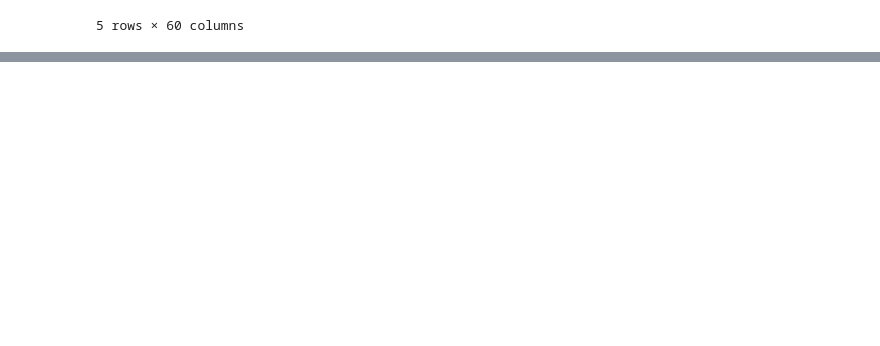
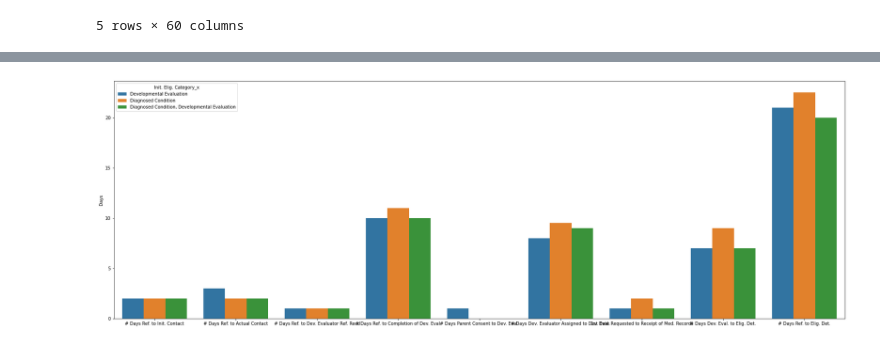
Before and after one commit to NSS-Data-Analytics-Cohort-7/didd-newbalancesonthebloc, a Jupyter notebook: Notebook/DIDD_partner_project.ipynb, the cells around one changed output, grey strips where cells are left out. Cells and saved outputs as stored; diff of their text form; code cells hidden in the pictures; blank space fills up the shorter version.

```diff
--- a/Notebook/DIDD_partner_project.ipynb
+++ b/Notebook/DIDD_partner_project.ipynb
@@ -568,0 +527,22 @@ all_merge_avg
+# %%
+all_merge = all_merge.loc[(all_merge['# Days Ref. to Init. Contact'] >= 0)
+                          & (all_merge['# Days Ref. to Actual Contact'] >= 0)
+                          & (all_merge['# Days Ref. to Dev. Evaluator Ref. Recd'] >= 0)
+                          & (all_merge['# Days Ref. to Completion of Dev. Eval.'] >= 0)
+                          & (all_merge['# Days Parent Consent to Dev. Eval.'] >= 0)
+                          & (all_merge['# Days Dev. Evaluator Assigned to Dev. Eval.'] >= 0)
+                          & (all_merge['1st Date Requested to Receipt of Med. Records'] >= 0)
+                          & (all_merge['1st Date Requested to Receipt of Med. Records'] <= 1000)
+                          & (all_merge['# Days Dev. Eval. to Elig. Det.'] >= 0)
+                          & (all_merge['# Days Ref. to Elig. Det.'] >= 0)]
+# %%
+all_merge_avg = all_merge.groupby('Init. Elig. Category_x', as_index=False)['# Days Ref. to Init. Contact',
+                                                                         '# Days Ref. to Actual Contact',
+                                                                         '# Days Ref. to Dev. Evaluator Ref. Recd',
+                                                                         '# Days Ref. to Completion of Dev. Eval.',
+                                                                         '# Days Parent Consent to Dev. Eval.',
+                                                                         '# Days Dev. Evaluator Assigned to Dev. Eval.',
+                                                                         '1st Date Requested to Receipt of Med. Records',
+                                                                         '# Days Dev. Eval. to Elig. Det.',
+                                                                         '# Days Ref. to Elig. Det.'].median()
+all_merge_avg
@@ -568,0 +556,3 @@ all_merge_avg
+# %%
+all_merge_tidy = all_merge_avg.melt(id_vars='Init. Elig. Category_x', var_name = 'Days Between')
+all_merge_tidy
@@ -568,0 +577,6 @@ all_merge_avg
+# %%
+fig, ax = plt.subplots(figsize=(30,10))
+ax = sns.barplot(x='Days Between', y='value', hue='Init. Elig. Category_x', data=all_merge_tidy)
+ax.set(xlabel = '',ylabel = 'Days');
+# %% [output]
+[figure, added]
```
Also changed, not shown: parts of 45 cells of this notebook.
